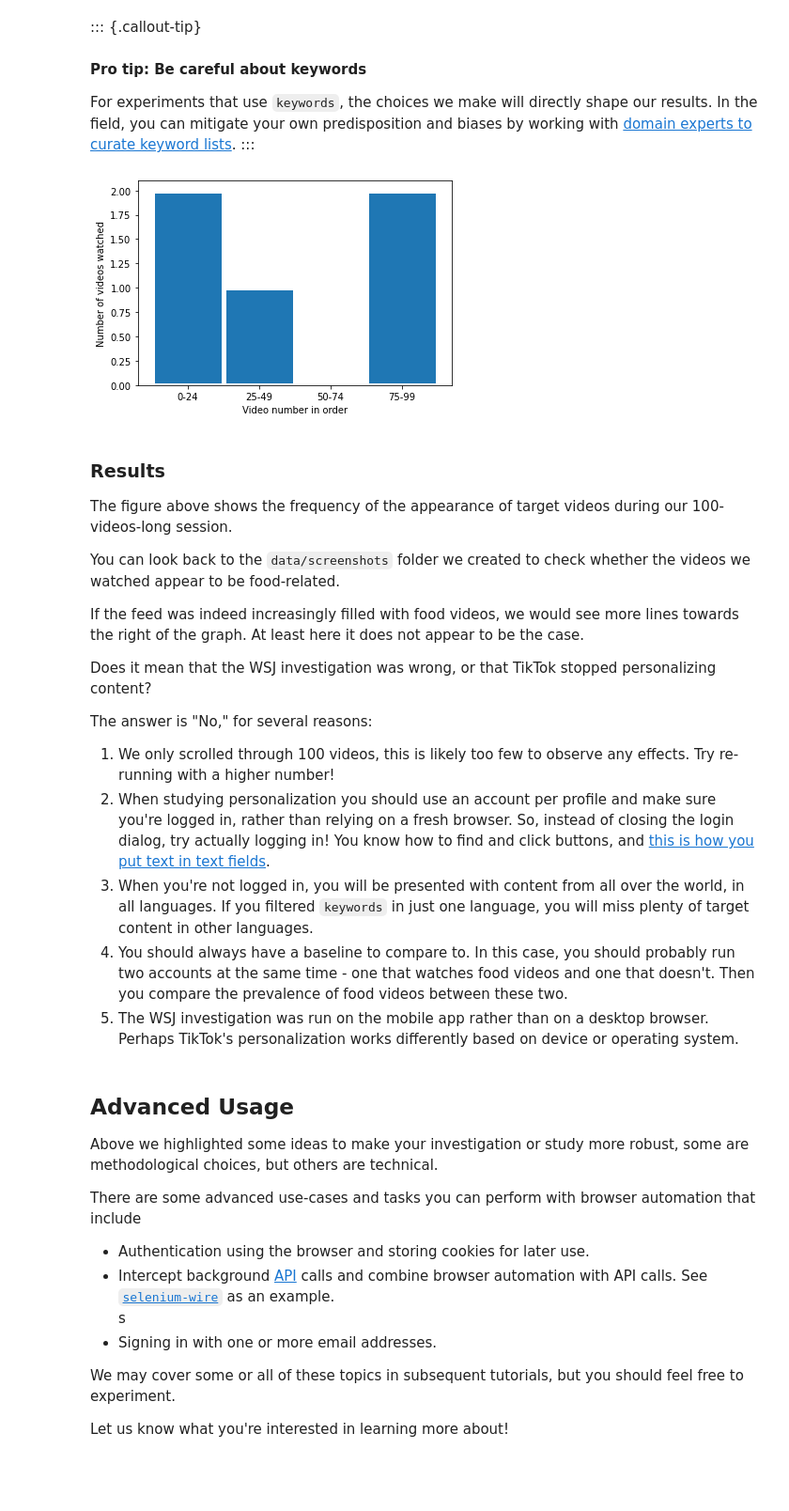
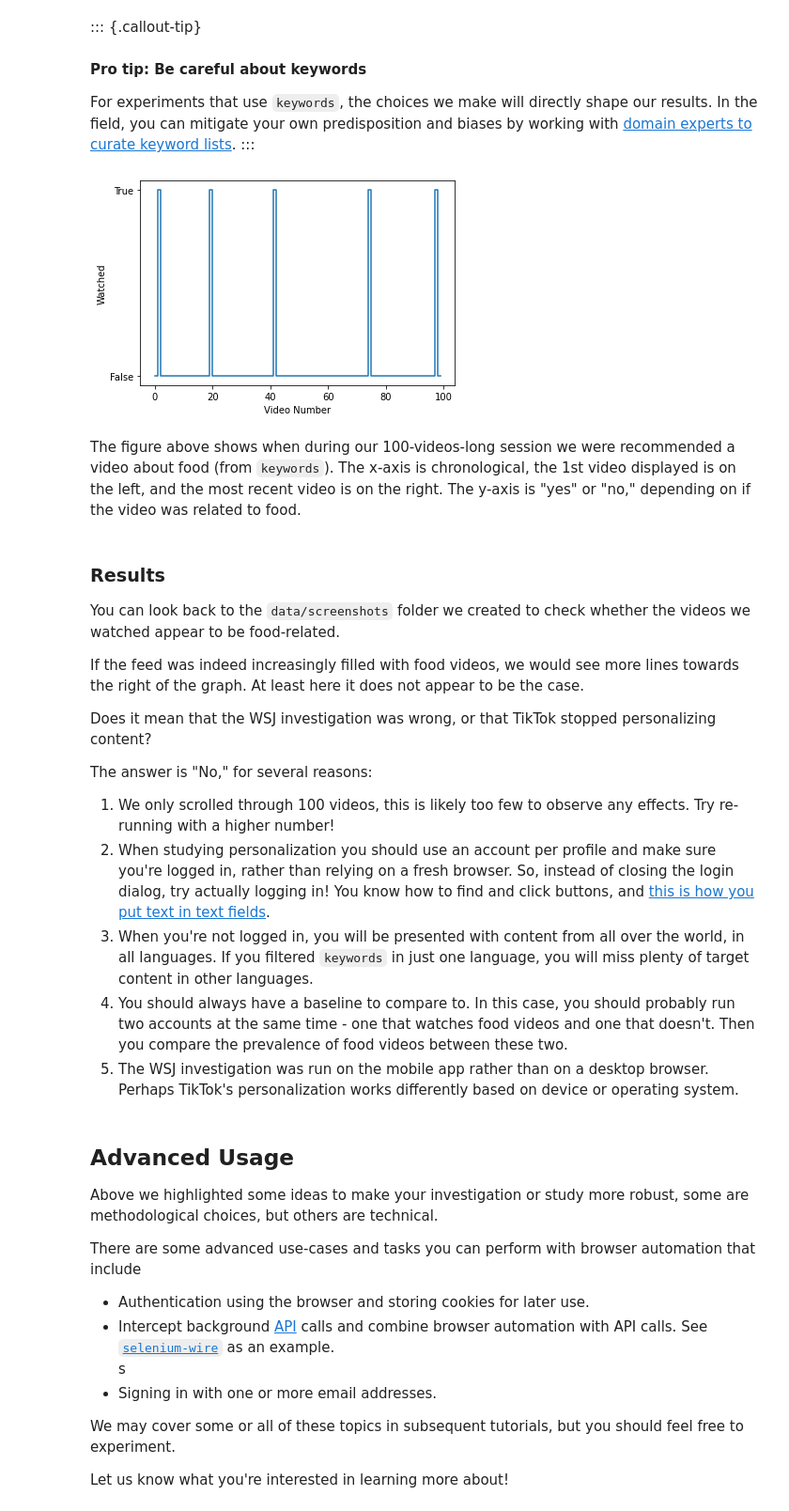
Before and after one commit to yinleon/inspect-element, a Jupyter notebook: browser_automation.ipynb, the cells around one changed output. Shown at 94% size. Saved outputs shown, nothing was run; the diff lists cells and outputs as text; code cells hidden in the pictures; blank space fills up the shorter version.

```diff
--- a/browser_automation.ipynb
+++ b/browser_automation.ipynb
@@ -587,18 +600,16 @@ For experiments that use `keywords`, the choices we make will directly shape our
 :::
 # %%
 import matplotlib.pyplot as plt
+plt.plot(decisions, ds='steps')
+plt.xlabel('Video Number')
+plt.ylabel('Watched')
+plt.yticks([0, 1], ['False', 'True']);
+# %% [output]
+[figure, added]
-# %%
-plt.hist([idx for idx, decision in enumerate(decisions) if decision==True],
-         bins=[0, 25, 50, 75, 100], ec='white', linewidth=5)
-plt.xticks([12.5, 37.5, 62.5, 87.5], ['0-24', '25-49', '50-74', '75-99'])
-
-plt.xlabel('Video number in order')
-plt.ylabel('Number of videos watched');
-# %% [output]
-[figure, removed]
+# %% [markdown]
+The figure above shows when during our 100-videos-long session we were recommended a video about food (from `keywords`). The x-axis is chronological, the 1st video displayed is on the left, and the most recent video is on the right. The y-axis is "yes" or "no," depending on if the video was related to food.
 # %% [markdown]
 ### Results
-The figure above shows the frequency of the appearance of target videos during our 100-videos-long session.
 
 You can look back to the `data/screenshots` folder we created to check whether the videos we watched appear to be food-related.
 
```
Also changed, not shown: parts of 9 cells of this notebook, 1 other file.
